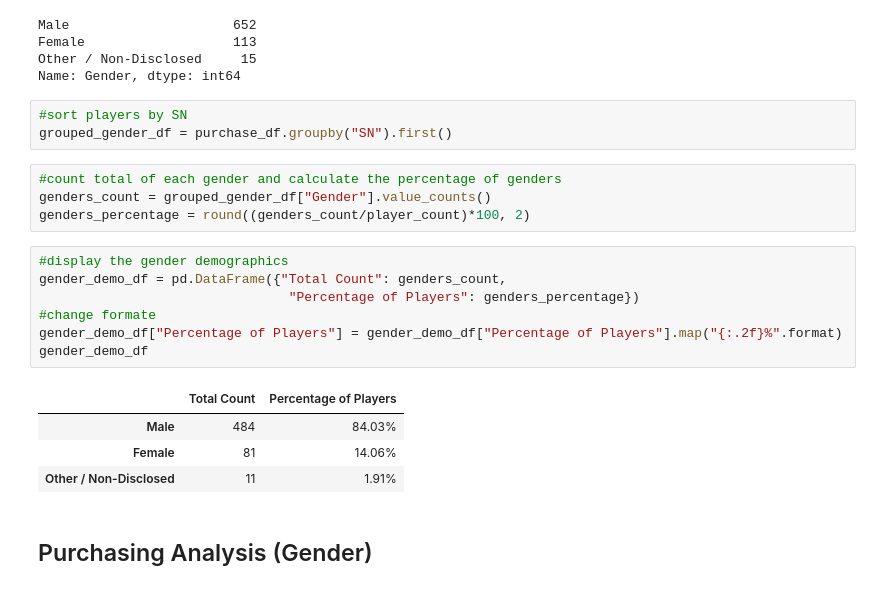
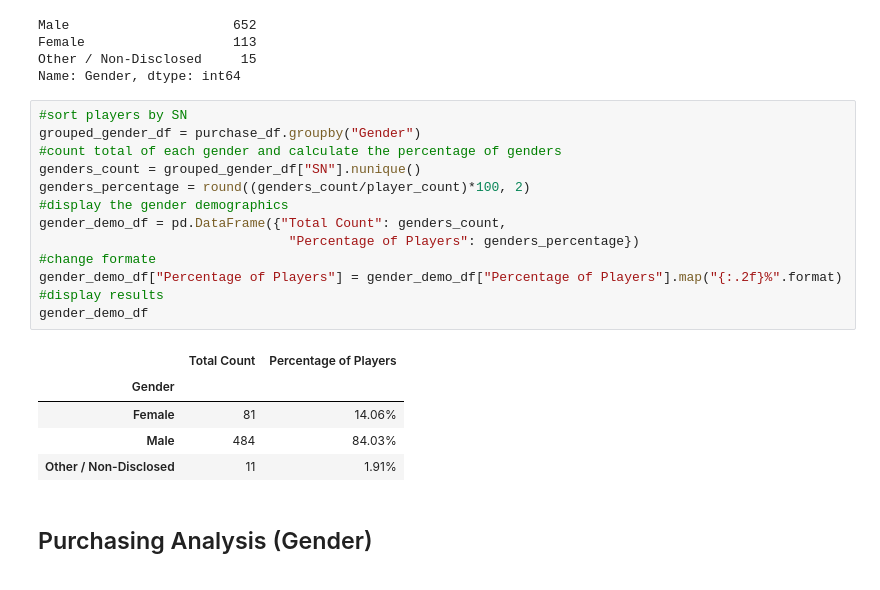
Before and after one commit to KeSavanh/pandas-challenge, a Jupyter notebook: HeroesOfPymoli/HeroesOfPymoli_starter.ipynb, the cells around one changed output. Cells and saved outputs as stored; diff of their text form.

```diff
--- a/HeroesOfPymoli/HeroesOfPymoli_starter.ipynb
+++ b/HeroesOfPymoli/HeroesOfPymoli_starter.ipynb
@@ -94,25 +93,25 @@ Male                     652
 Female                   113
 Other / Non-Disclosed     15
 Name: Gender, dtype: int64
-# %%
-#sort players by SN
-grouped_gender_df = purchase_df.groupby("SN").first()
 # %%
+#sort players by SN
+grouped_gender_df = purchase_df.groupby("Gender")
 #count total of each gender and calculate the percentage of genders
-genders_count = grouped_gender_df["Gender"].value_counts()
+genders_count = grouped_gender_df["SN"].nunique()
 genders_percentage = round((genders_count/player_count)*100, 2)
+#display the gender demographics
+gender_demo_df = pd.DataFrame({"Total Count": genders_count,
+                                "Percentage of Players": genders_percentage})
+#change formate
+gender_demo_df["Percentage of Players"] = gender_demo_df["Percentage of Players"].map("{:.2f}%".format)
+#display results
+gender_demo_df
+# %% [output]
+|  | Total Count | Percentage of Players |
+| Gender |  |  |
+| Female | 81 | 14.06% |
+| Male | 484 | 84.03% |
+| Other / Non-Disclosed | 11 | 1.91% |
-# %%
-#display the gender demographics
-gender_demo_df = pd.DataFrame({"Total Count": genders_count,
-                                "Percentage of Players": genders_percentage})
-#change formate
-gender_demo_df["Percentage of Players"] = gender_demo_df["Percentage of Players"].map("{:.2f}%".format)
-gender_demo_df
-# %% [output]
-|  | Total Count | Percentage of Players |
-| Male | 484 | 84.03% |
-| Female | 81 | 14.06% |
-| Other / Non-Disclosed | 11 | 1.91% |
 # %% [markdown]
 
 ## Purchasing Analysis (Gender)
```
Also changed, not shown: parts of 15 cells of this notebook, 2 other files.
